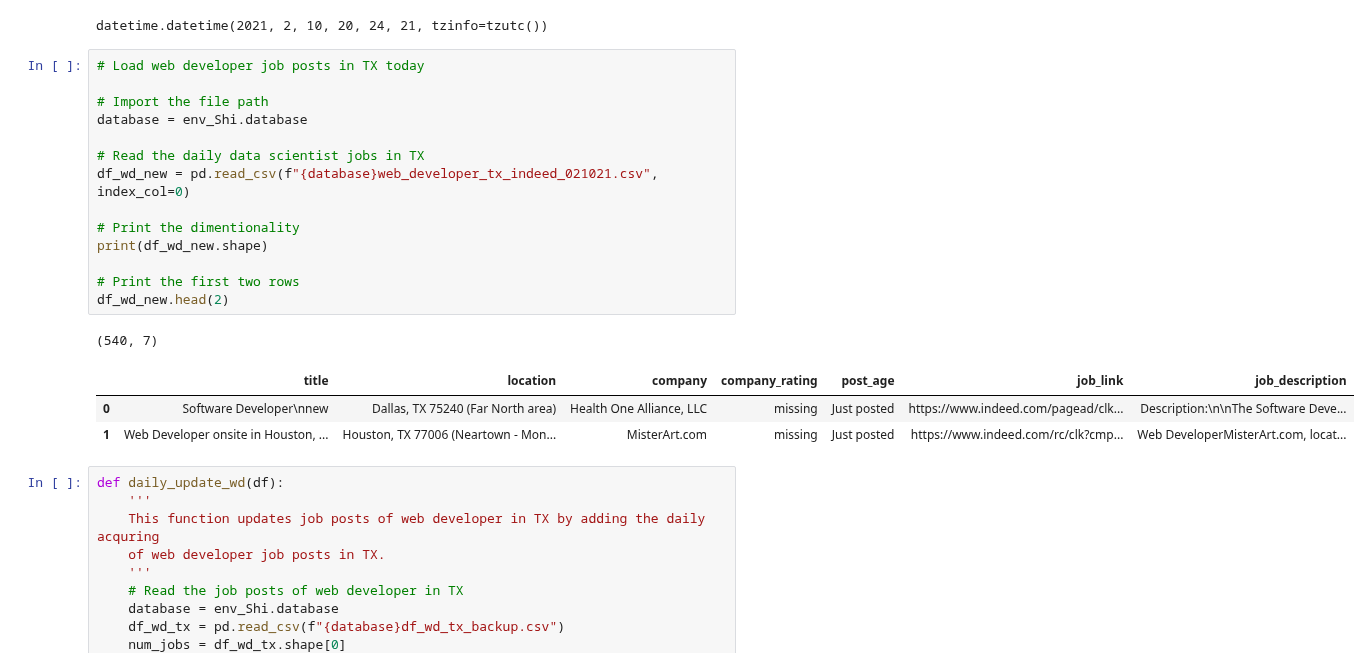
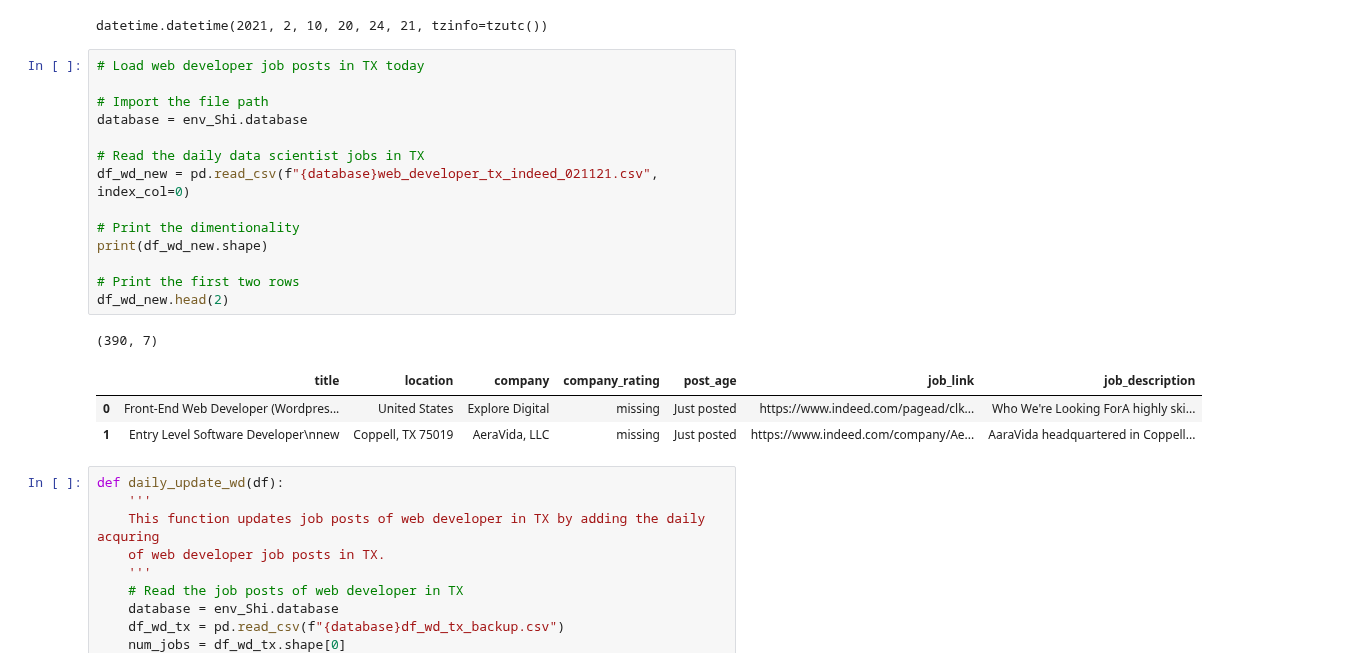
Before and after one commit to Blue-Owl-Data/Job-Search-Dashboard, a Jupyter notebook: notebook/MVP_Shi.ipynb, the cells around one changed output. Cells and saved outputs as stored; diff of their text form.

Commit message:
daily update of job postings of web developer position in TX

```diff
--- a/notebook/MVP_Shi.ipynb
+++ b/notebook/MVP_Shi.ipynb
@@ -485,22 +485,22 @@ datetime.datetime(2021, 2, 10, 20, 24, 21, tzinfo=tzutc())
 # %%
 # Load web developer job posts in TX today
 
 # Import the file path
 database = env_Shi.database
 
 # Read the daily data scientist jobs in TX
-df_wd_new = pd.read_csv(f"{database}web_developer_tx_indeed_021021.csv", index_col=0)
+df_wd_new = pd.read_csv(f"{database}web_developer_tx_indeed_021121.csv", index_col=0)
 
 # Print the dimentionality
 print(df_wd_new.shape)
 
 # Print the first two rows
 df_wd_new.head(2)
 # %% [output]
-(540, 7)
+(390, 7)
 |  | title | location | company | company_rating | post_age | job_link | job_description |
-| 0 | Software Developer\nnew | Dallas, TX 75240 (Far North area) | Health One Alliance, LLC | missing | Just posted | https://www.indeed.com/pagead/clk... | Description:\n\nThe Software Deve... |
-| 1 | Web Developer onsite in Houston, ... | Houston, TX 77006 (Neartown - Mon... | MisterArt.com | missing | Just posted | https://www.indeed.com/rc/clk?cmp... | Web DeveloperMisterArt.com, locat... |
+| 0 | Front-End Web Developer (Wordpres... | United States | Explore Digital | missing | Just posted | https://www.indeed.com/pagead/clk... | Who We're Looking ForA highly ski... |
+| 1 | Entry Level Software Developer\nnew | Coppell, TX 75019 | AeraVida, LLC | missing | Just posted | https://www.indeed.com/company/Ae... | AaraVida headquartered in Coppell... |
 # %%
 def daily_update_wd(df):
     '''
```
Also changed, not shown: parts of 6 cells of this notebook.
